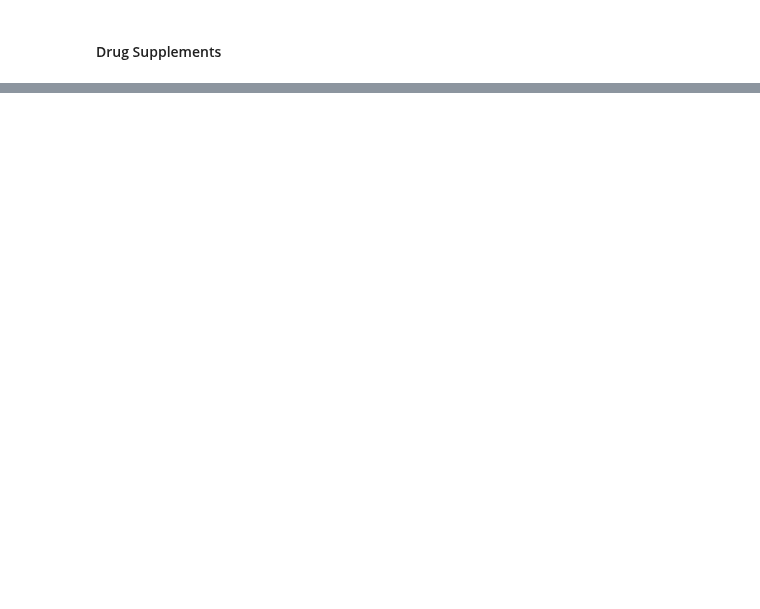
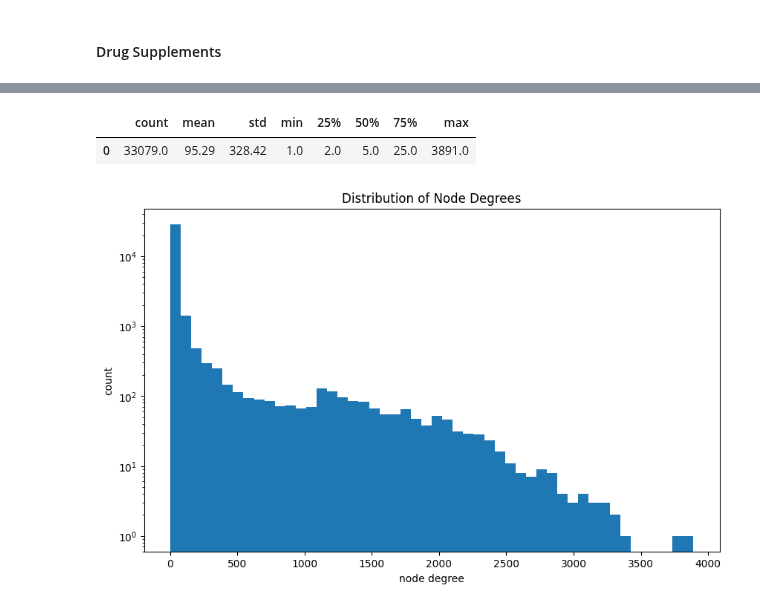
Before and after one commit to marketakrenkova/drug-interaction-prediction, a Jupyter notebook: data_processing/analysis.ipynb, the cells around one changed output, grey strips where cells are left out. Cells and saved outputs as stored; diff of their text form; code cells hidden in the pictures; blank space fills up the shorter version.

```diff
--- a/data_processing/analysis.ipynb
+++ b/data_processing/analysis.ipynb
@@ -149,0 +275,12 @@ print()
+# %%
+my_data = 'triplets/train.tsv'
+data_df = pd.read_csv(data_dir + my_data, sep='\t')
+data_df = data_df.dropna()
+# %%
+nodes = data_df[['head', 'tail']].stack().unique()
+print('Number of unique nodes:', len(nodes))
+nodes_map = {node: i for i, node in enumerate(nodes)}
+
+edges = data_df['relation'].unique()
+edges_map = {edge: i for i, edge in enumerate(edges)}
+print('Number of unique edges:', len(edges))
@@ -149,0 +290,5 @@ print()
+# %%
+heads = data_df['head'].map(nodes_map)
+tails = data_df['tail'].map(nodes_map)
+# %%
+edges = torch.tensor([heads.values, tails.values])
@@ -149,0 +316,19 @@ print()
+# %%
+data = Data(edge_index=edges, num_nodes=len(nodes))
+
+G = to_networkx(data, to_undirected=False)
+degrees = [val for (node, val) in G.degree()]
+display(pd.DataFrame(pd.Series(degrees).describe()).transpose().round(2))
+# print(len(degrees))
+# print(sum(degrees))
+plt.figure(figsize=(10, 6))
+plt.hist(degrees, bins=50)
+plt.xlabel("node degree")
+plt.ylabel("count")
+plt.yscale('log')
+plt.title('Distribution of Node Degrees')
+plt.show()
+# %% [output]
+|  | count | mean | std | min | 25% | 50% | 75% | max |
+| 0 | 33079.0 | 95.29 | 328.42 | 1.0 | 2.0 | 5.0 | 25.0 | 3891.0 |
+[figure, added]
```
Also changed, not shown: parts of 24 cells of this notebook, 2 other files.
